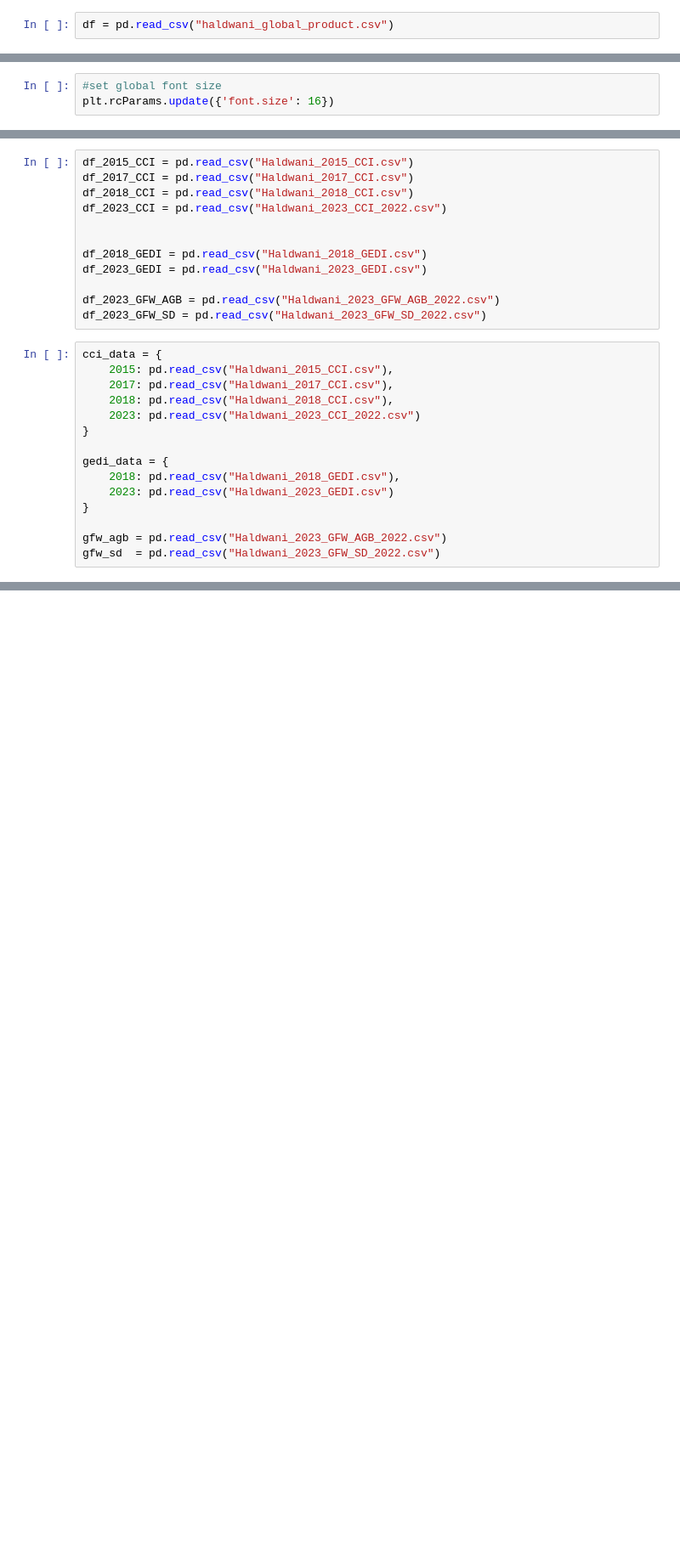
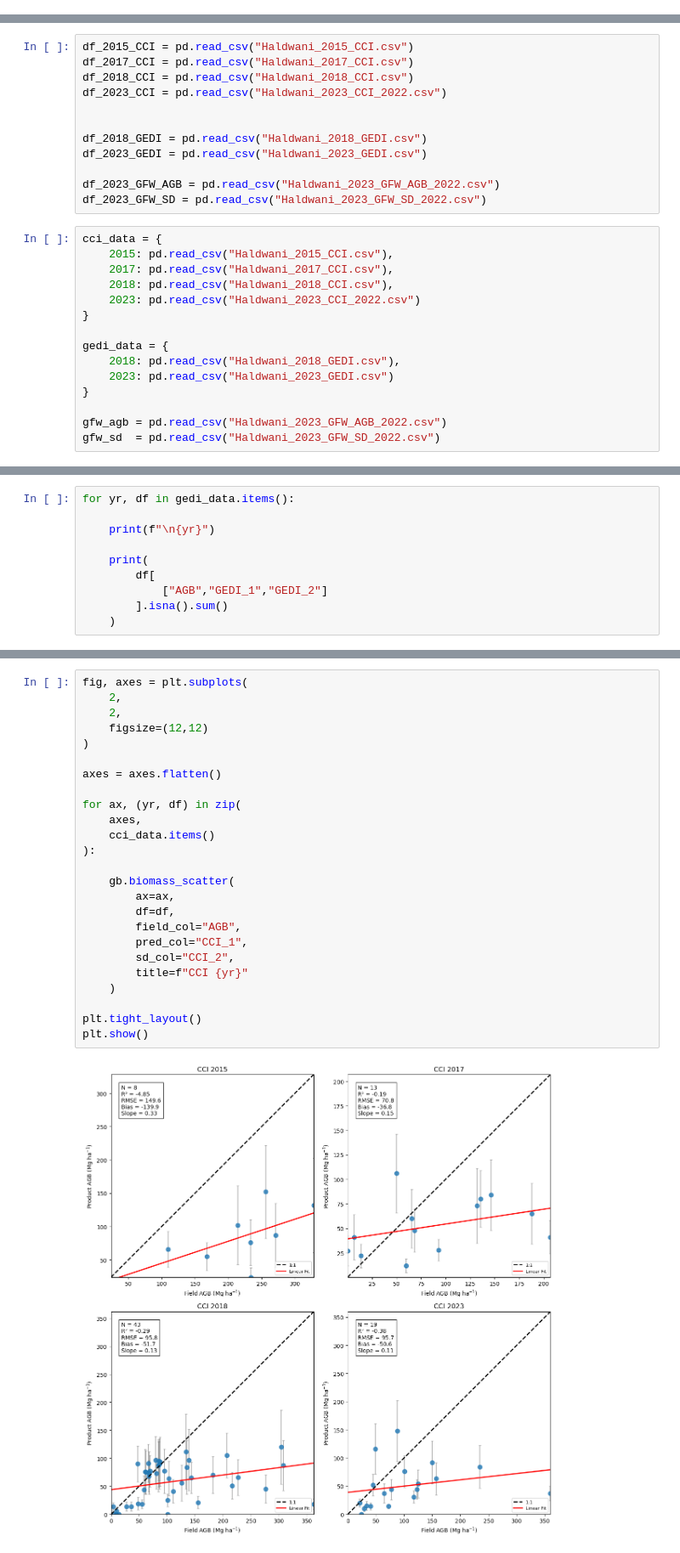
Before and after one commit to bhavyajaiman/ngo_research_proposal, a Jupyter notebook: us_ngo_global_biomass.ipynb, the cells around one changed output, grey strips where cells are left out. Shown at 85% size. Saved outputs shown, nothing was run; the diff lists cells and outputs as text; blank space fills up the shorter version.

Commit message:
combined plots for CCI, GEDI, GFW

```diff
--- a/us_ngo_global_biomass.ipynb
+++ b/us_ngo_global_biomass.ipynb
@@ -7,2 +8,0 @@ from scipy.stats import linregress
-# %%
-df = pd.read_csv("haldwani_global_product.csv")
@@ -50,3 +8,0 @@ print(cci_df["CCI_2020_SD"].shape)
-# %%
-#set global font size
-plt.rcParams.update({'font.size': 16})
@@ -463,0 +36,10 @@ plt.show()
+# %%
+for yr, df in gedi_data.items():
+
+    print(f"\n{yr}")
+
+    print(
+        df[
+            ["AGB","GEDI_1","GEDI_2"]
+        ].isna().sum()
+    )
@@ -463,0 +58,27 @@ plt.show()
+# %%
+fig, axes = plt.subplots(
+    2,
+    2,
+    figsize=(12,12)
+)
+
+axes = axes.flatten()
+
+for ax, (yr, df) in zip(
+    axes,
+    cci_data.items()
+):
+
+    gb.biomass_scatter(
+        ax=ax,
+        df=df,
+        field_col="AGB",
+        pred_col="CCI_1",
+        sd_col="CCI_2",
+        title=f"CCI {yr}"
+    )
+
+plt.tight_layout()
+plt.show()
+# %% [output]
+[figure, added]
```
Also changed, not shown: parts of 16 cells of this notebook, 3 other files.
